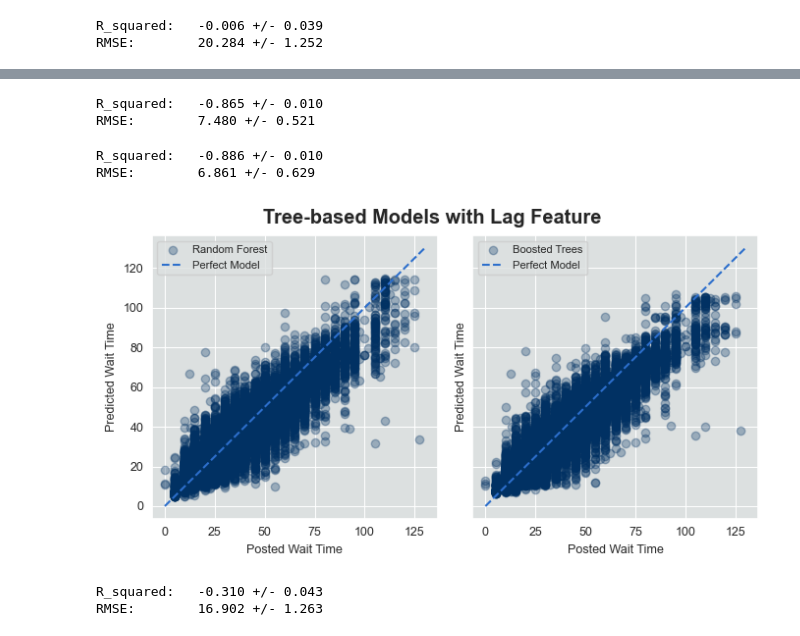
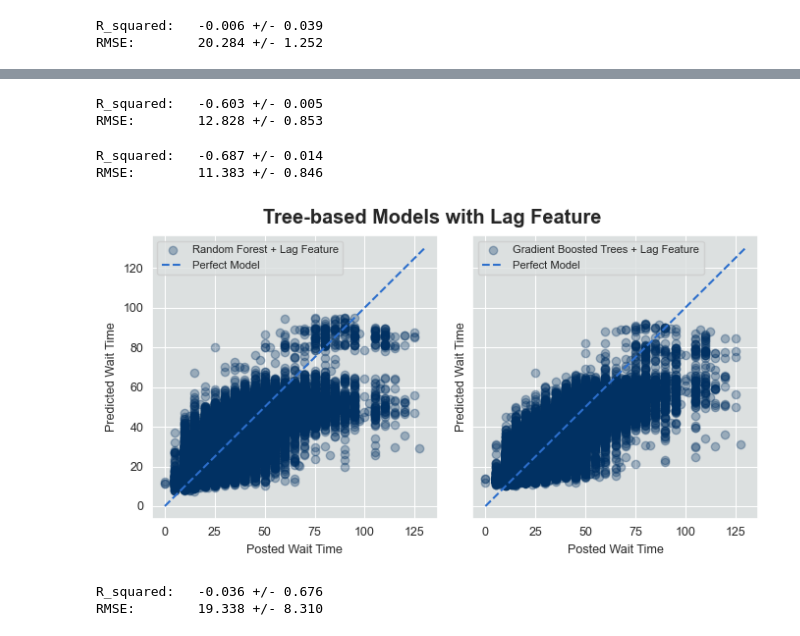
Before and after one commit to Anninam/Project-Disney-World-DSF, a Jupyter notebook: Final File copy 2.ipynb, the cells around one changed output, grey strips where cells are left out. Cells and saved outputs as stored; diff of their text form; code cells hidden in the pictures.

```diff
--- a/Final File copy 2.ipynb
+++ b/Final File copy 2.ipynb
@@ -581,7 +600,7 @@ fig, axes = plt.subplots(ncols=3, figsize=(10, 4), sharey=True)
 fig.suptitle("Models", weight='bold', y=0.93)
 predictions = [preds_rf, preds_boost, preds_lr]
 
-labels = ["Random Forest", "Boosted Trees", "Linear Regression"]
+labels = ["Random Forest", "Gradient Boosted Trees", "Linear Regression"]
 
 for ax, pred, label in zip(axes, predictions, labels):
     ax.tick_params(axis='both', which='major', labelsize=9, pad=0)
@@ -848,0 +929,7 @@ See the caveats in the documentation: https://pandas.pydata.org/pandas-docs/stab
+# %%
+#decision due to use case: use t-6 as lag feature
+waittimes_lagged = copy.deepcopy(waittimes)
+waittimes_lagged["SPOSTMINLAG"] = waittimes_lagged["SPOSTMIN"].shift(6)
+#drop first six rows due to NaN in new SPOSTMINLAG column
+waittimes_lagged = waittimes_lagged.iloc[6:].reset_index()
+waittimes_lagged[["SPOSTMIN", "SPOSTMINLAG"]].head(7)
@@ -881,8 +978,8 @@ rf_pipe5.fit(X.iloc[train_0], y[train_0])
 preds_rf5 = rf_pipe5.predict(X.iloc[test_0])
 evaluate(rf_pipe5, X, y, cv=ts_cv)
 # %% [output]
-R_squared:   -0.865 +/- 0.010
-RMSE:        7.480 +/- 0.521
+R_squared:   -0.603 +/- 0.005
+RMSE:        12.828 +/- 0.853
 # %%
 boost_pipe5 = Pipeline(
    [('boost', HistGradientBoostingRegressor(random_state=42))]
@@ -892,38 +989,38 @@ boost_pipe5.fit(X.iloc[train_0], y[train_0])
 preds_boost5 = boost_pipe5.predict(X.iloc[test_0])
 evaluate(boost_pipe5, X, y, cv=ts_cv)
 # %% [output]
-R_squared:   -0.886 +/- 0.010
-RMSE:        6.861 +/- 0.629
+R_squared:   -0.687 +/- 0.014
+RMSE:        11.383 +/- 0.846
 # %%
 #Plot prediction error: posted vs predicted wait time
 fig, axes = plt.subplots(ncols=2, figsize=(7, 4), sharey=True)
 fig.suptitle("Tree-based Models with Lag Feature", weight='bold', y=0.93)
 predictions = [preds_rf5, preds_boost5]
 
-labels = ["Random Forest", "Boosted Trees"]
+labels = ["Random Forest + Lag Feature", "Gradient Boosted Trees + Lag Feature"]
 
 for ax, pred, label in zip(axes, predictions, labels):
     ax.tick_params(axis='both', which='major', labelsize=9, pad=0)
     ax.scatter(y[test_0], pred, alpha=0.3, label=label, color='#013163', edgecolors=None)
     ax.plot([0, 130], [0, 130], "--", label="Perfect Model", color='#2d6fcc')
     ax.set_xlabel("Posted Wait Time", fontsize=9)
     ax.set_ylabel("Predicted Wait Time", fontsize=9)
     ax.grid(linewidth=0.8)
     ax.legend(fontsize=8)
 
 plt.tight_layout()
-#plt.savefig('Plot4.png', dpi=300)
+plt.savefig('Plot4.png', dpi=300)
 plt.show()
 # %% [output]
-[figure, old version]
+[figure, new version]
 # %%
 lr_pipe5 = Pipeline(
-   [('spline', cyclic_spline_transformer),('linear', LinearRegression())]
+   [('linear', LinearRegression())]
 )
 
 lr_pipe5.fit(X.iloc[train_0], y[train_0])
 preds_lr5 = lr_pipe5.predict(X.iloc[test_0])
 evaluate(lr_pipe5, X, y, cv=ts_cv)
 # %% [output]
-R_squared:   -0.310 +/- 0.043
-RMSE:        16.902 +/- 1.263
+R_squared:   -0.036 +/- 0.676
+RMSE:        19.338 +/- 8.310
```
Also changed, not shown: parts of 55 cells of this notebook, 6 other files.
